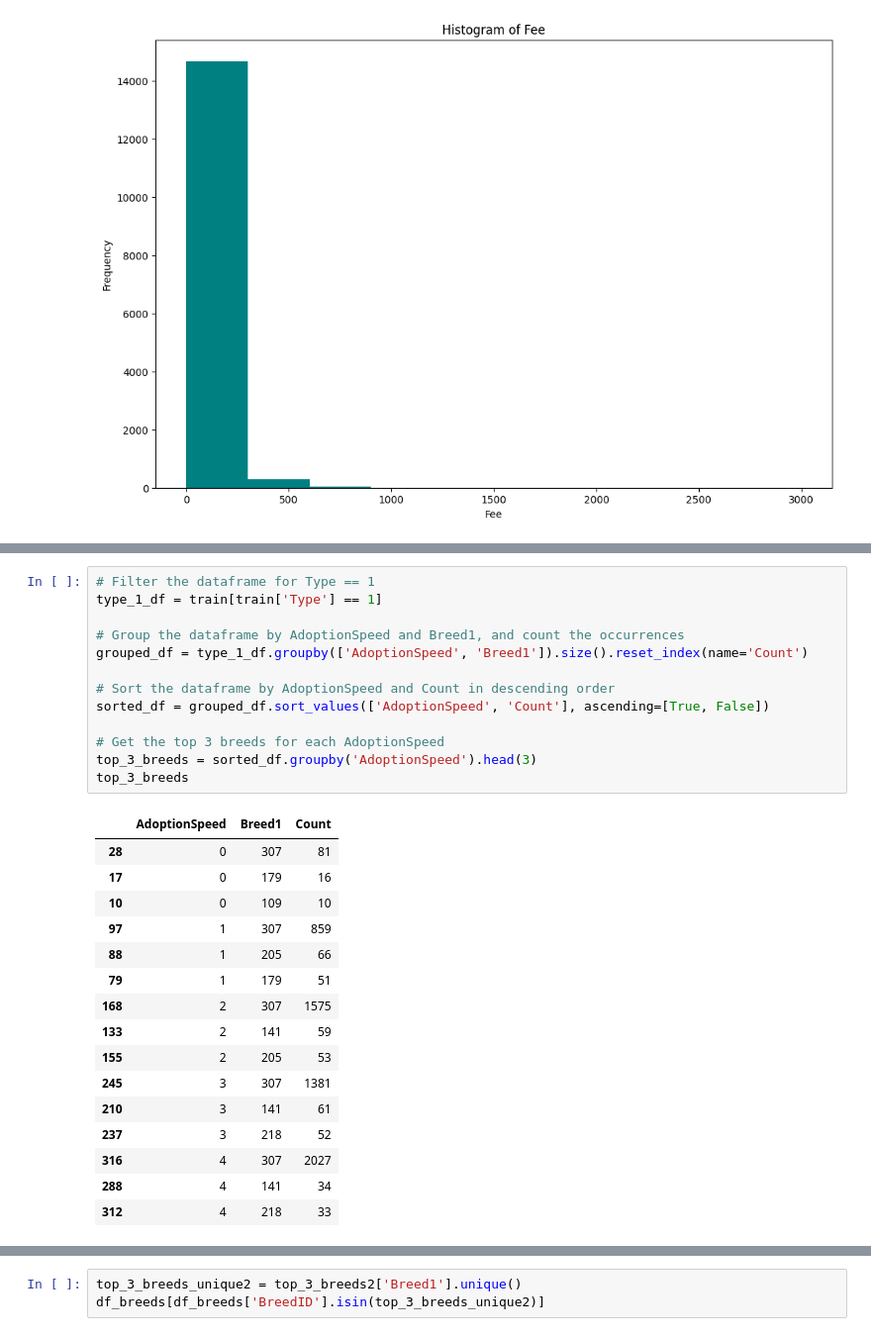
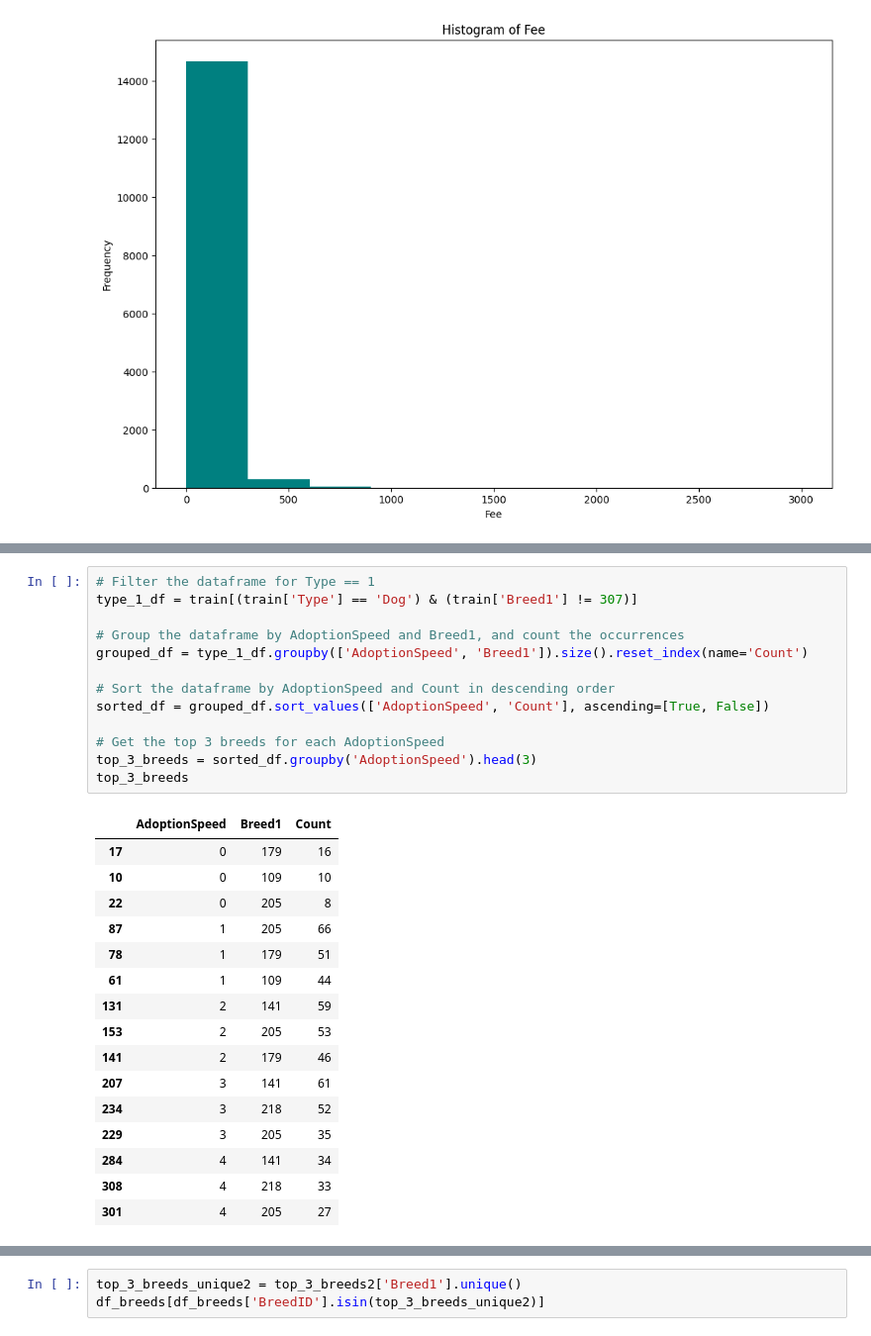
Before and after one commit to Gee1818/LaboII, a Jupyter notebook: Scripts/03_Petfinder_EDA.ipynb, the cells around one changed output, grey strips where cells are left out. Shown at 99% size. Cells and saved outputs as stored; diff of their text form.

```diff
--- a/Scripts/03_Petfinder_EDA.ipynb
+++ b/Scripts/03_Petfinder_EDA.ipynb
@@ -365,33 +365,33 @@ plt.show()
 # %%
 # Filter the dataframe for Type == 1
-type_1_df = train[train['Type'] == 1]
+type_1_df = train[(train['Type'] == 'Dog') & (train['Breed1'] != 307)]
 
 # Group the dataframe by AdoptionSpeed and Breed1, and count the occurrences
 grouped_df = type_1_df.groupby(['AdoptionSpeed', 'Breed1']).size().reset_index(name='Count')
 
 # Sort the dataframe by AdoptionSpeed and Count in descending order
 sorted_df = grouped_df.sort_values(['AdoptionSpeed', 'Count'], ascending=[True, False])
 
 # Get the top 3 breeds for each AdoptionSpeed
 top_3_breeds = sorted_df.groupby('AdoptionSpeed').head(3)
 top_3_breeds
 # %% [output]
 |  | AdoptionSpeed | Breed1 | Count |
-| 28 | 0 | 307 | 81 |
 | 17 | 0 | 179 | 16 |
 | 10 | 0 | 109 | 10 |
-| 97 | 1 | 307 | 859 |
-| 88 | 1 | 205 | 66 |
-| 79 | 1 | 179 | 51 |
-| 168 | 2 | 307 | 1575 |
-| 133 | 2 | 141 | 59 |
-| 155 | 2 | 205 | 53 |
-| 245 | 3 | 307 | 1381 |
-| 210 | 3 | 141 | 61 |
-| 237 | 3 | 218 | 52 |
-| 316 | 4 | 307 | 2027 |
-| 288 | 4 | 141 | 34 |
-| 312 | 4 | 218 | 33 |
+| 22 | 0 | 205 | 8 |
+| 87 | 1 | 205 | 66 |
+| 78 | 1 | 179 | 51 |
+| 61 | 1 | 109 | 44 |
+| 131 | 2 | 141 | 59 |
+| 153 | 2 | 205 | 53 |
+| 141 | 2 | 179 | 46 |
+| 207 | 3 | 141 | 61 |
+| 234 | 3 | 218 | 52 |
+| 229 | 3 | 205 | 35 |
+| 284 | 4 | 141 | 34 |
+| 308 | 4 | 218 | 33 |
+| 301 | 4 | 205 | 27 |
 # %%
 top_3_breeds_unique = top_3_breeds['Breed1'].unique()
 df_breeds = pd.read_csv('../input/petfinder-adoption-prediction/breed_labels.csv')
```
Also changed, not shown: parts of 11 cells of this notebook, 1 other file.
